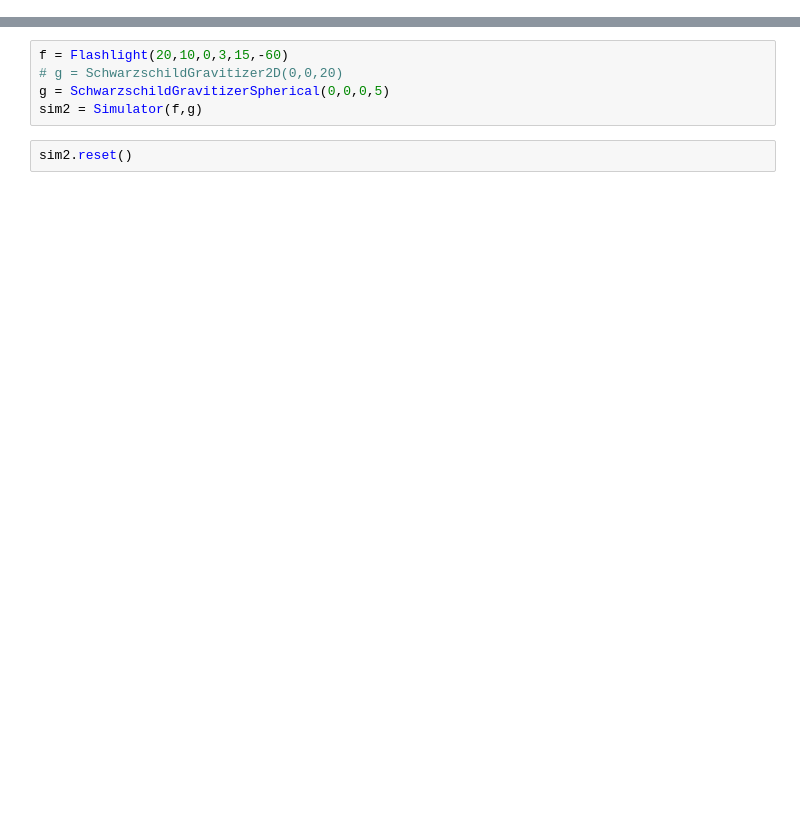
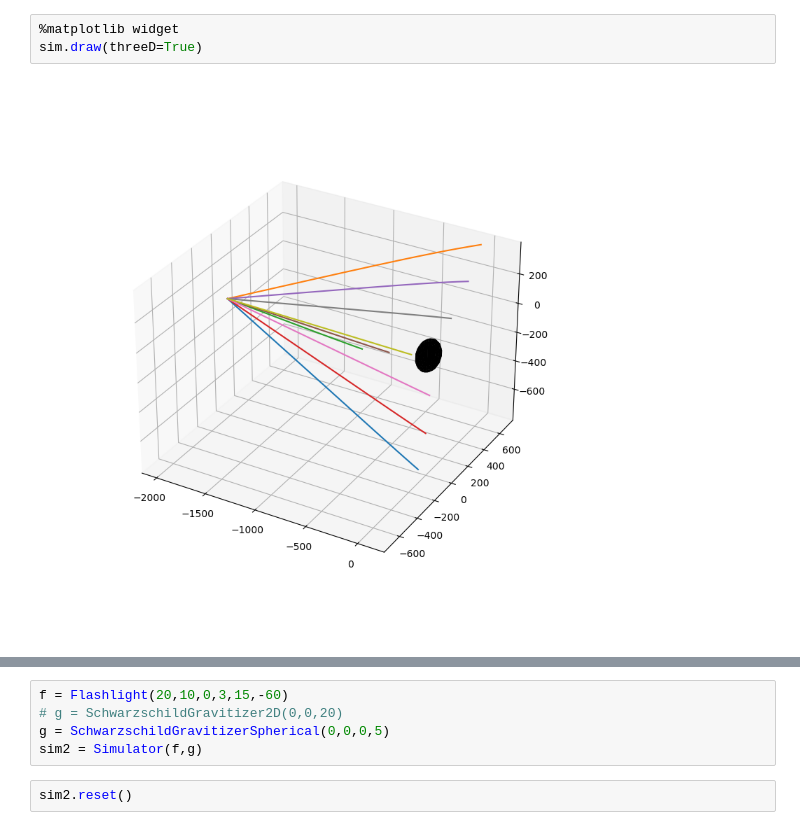
Before and after one commit to nasa-T/GR, a Jupyter notebook: light_in_blackhole.ipynb, the cells around one changed output, grey strips where cells are left out. Saved outputs shown, nothing was run; the diff lists cells and outputs as text; blank space fills up the shorter version.

```diff
--- a/light_in_blackhole.ipynb
+++ b/light_in_blackhole.ipynb
@@ -7,0 +98,5 @@ Hello from the pygame community. https://www.pygame.org/contribute.html
+# %%
+%matplotlib widget
+sim.draw(threeD=True)
+# %% [output]
+[figure, added]
```
Also changed, not shown: parts of 60 cells of this notebook, 2 other files.
